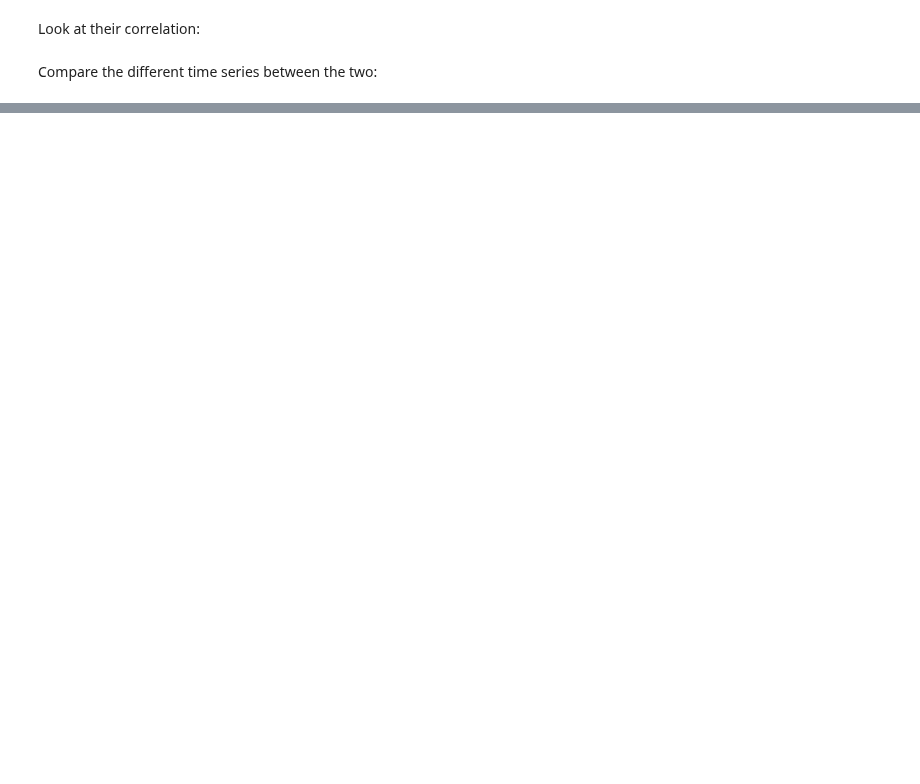
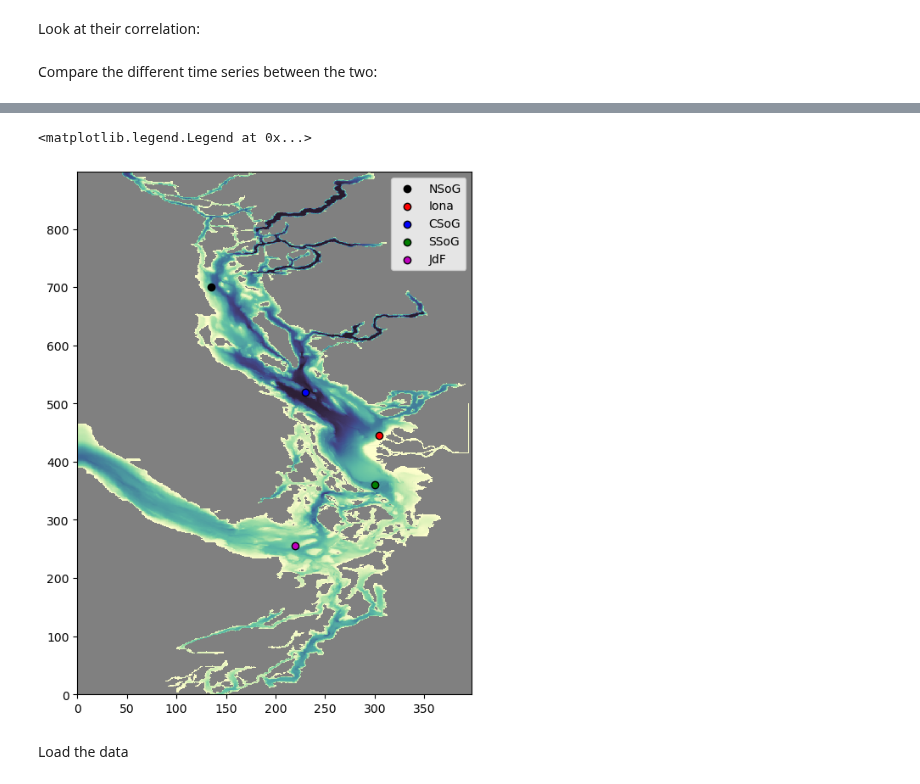
Before and after one commit to SalishSeaCast/analysis-vicente, a Jupyter notebook: Ocean_Parcels/drafts/Model_Resuspension.ipynb, the cells around one changed output, grey strips where cells are left out. Cells and saved outputs as stored; diff of their text form; code cells hidden in the pictures; blank space fills up the shorter version.

```diff
--- a/Ocean_Parcels/drafts/Model_Resuspension.ipynb
+++ b/Ocean_Parcels/drafts/Model_Resuspension.ipynb
@@ -591,0 +844,7 @@ Text(112.59722222222221, 0.5, '$\\tau$  [$Kg \\cdot m^{-1} \\cdot s^{-2}$]')
+# %%
+def get_timestamps(start,length):
+    timestamps=[]
+    duration = timedelta(days=length)
+    for day in range(duration.days):
+        timestamps.append([start + timedelta(days=day)])
+    return timestamps
@@ -591,0 +859,48 @@ Text(112.59722222222221, 0.5, '$\\tau$  [$Kg \\cdot m^{-1} \\cdot s^{-2}$]')
+# %%
+path_days_h = '/results2/SalishSea/nowcast-green.202111/'
+files_e3t = []
+for i in range(t_len):
+    files_e3t.append(date_files(dates[i][0],path_days_h, prefix_type = 'grid_T.nc'))
+    #
+files_U = []
+for i in range(t_len):
+    files_U.append(date_files(dates[i][0],path_days_h, prefix_type = 'grid_U.nc'))
+    #
+files_V = []
+for i in range(t_len):
+    files_V.append(date_files(dates[i][0],path_days_h, prefix_type = 'grid_V.nc'))
+# %%
+path_bat = '/ocean/vvalenzuela/MOAD/grid/bathymetry_202108.nc'
+bathymetry = xr.open_dataset(path_bat).Bathymetry
+cmap.set_bad('grey')
+#
+path_bat = '/ocean/vvalenzuela/MOAD/grid2/mesh_mask202108_TDV.nc'
+bat_file = xr.open_dataset(path_bat)
+mbathy = bat_file['mbathy'][0]
+#
+jjii = xr.open_dataset('/ocean/vvalenzuela/MOAD/grid/grid_from_lat_lon_mask999.nc')
+def finder(lati,loni):
+    j = [jjii.jj.sel(lats=lati, lons=loni, method='nearest').item()][0]
+    i = [jjii.ii.sel(lats=lati, lons=loni, method='nearest').item()][0]
+    return j,i
+#################################################################################################
+a, b = finder(49.195045, -123.301956) # location close to Iona Outfall in lat and lon coordinates
+a1, b1 = 700, 135 # location at northern strait in grid points
+a2, b2 = 520, 230# location at southern strait in grid points
+a3, b3 = 360, 300 # location at the strait of JdF in grid points
+a4, b4 = 255, 220 # location at the strait of JdF in grid points
+
+############################ visualize points in the map #############################
+fig, ax = plt.subplots(figsize = (6,8))
+ax.pcolormesh(bathymetry, cmap=cmap)
+ax.scatter(b1, a1, c='k', edgecolor = 'k', label = 'NSoG')
+ax.scatter(b, a, c='r', edgecolor = 'k', label = 'Iona')
+ax.scatter(b2, a2, c='b', edgecolor = 'k', label = 'CSoG')
+ax.scatter(b3, a3, c='g', edgecolor = 'k', label = 'SSoG')
+ax.scatter(b4, a4, c='m', edgecolor = 'k', label = 'JdF')
+ax.legend()
+# %% [output]
+<matplotlib.legend.Legend at 0x...>
+[figure, added]
+# %% [markdown]
+Load the data
```
Also changed, not shown: parts of 58 cells of this notebook, 7 other files.
